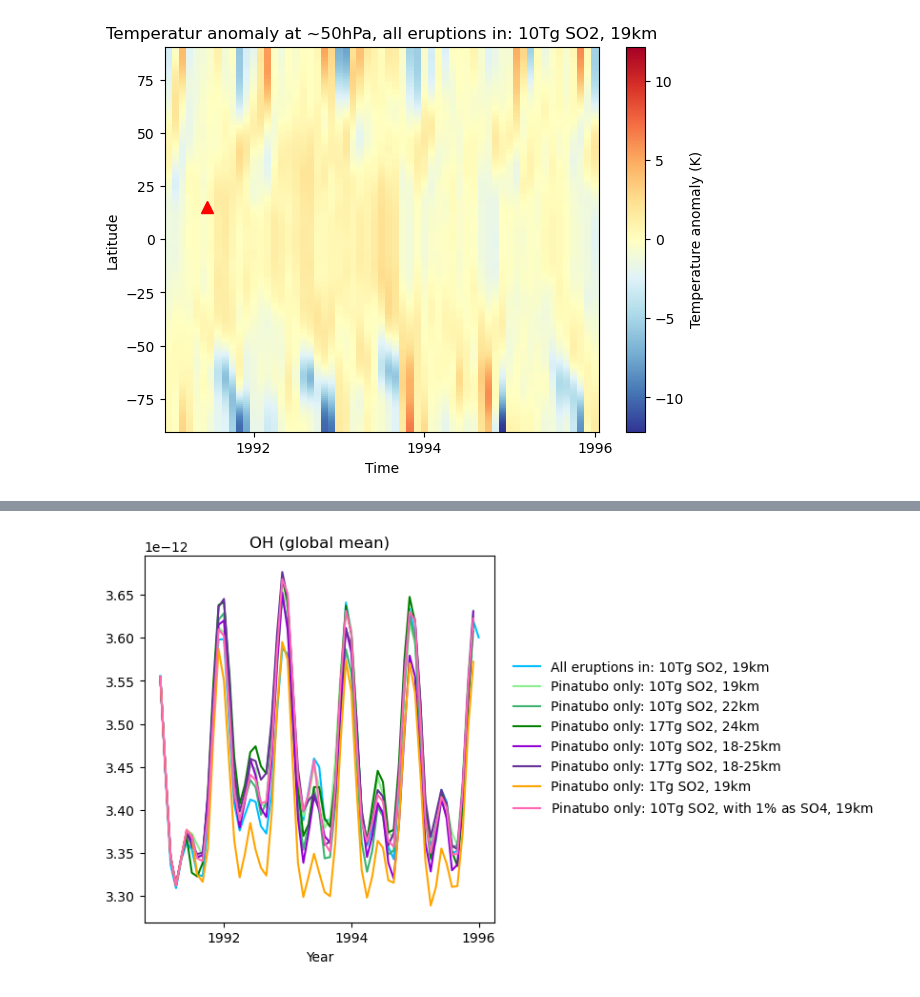
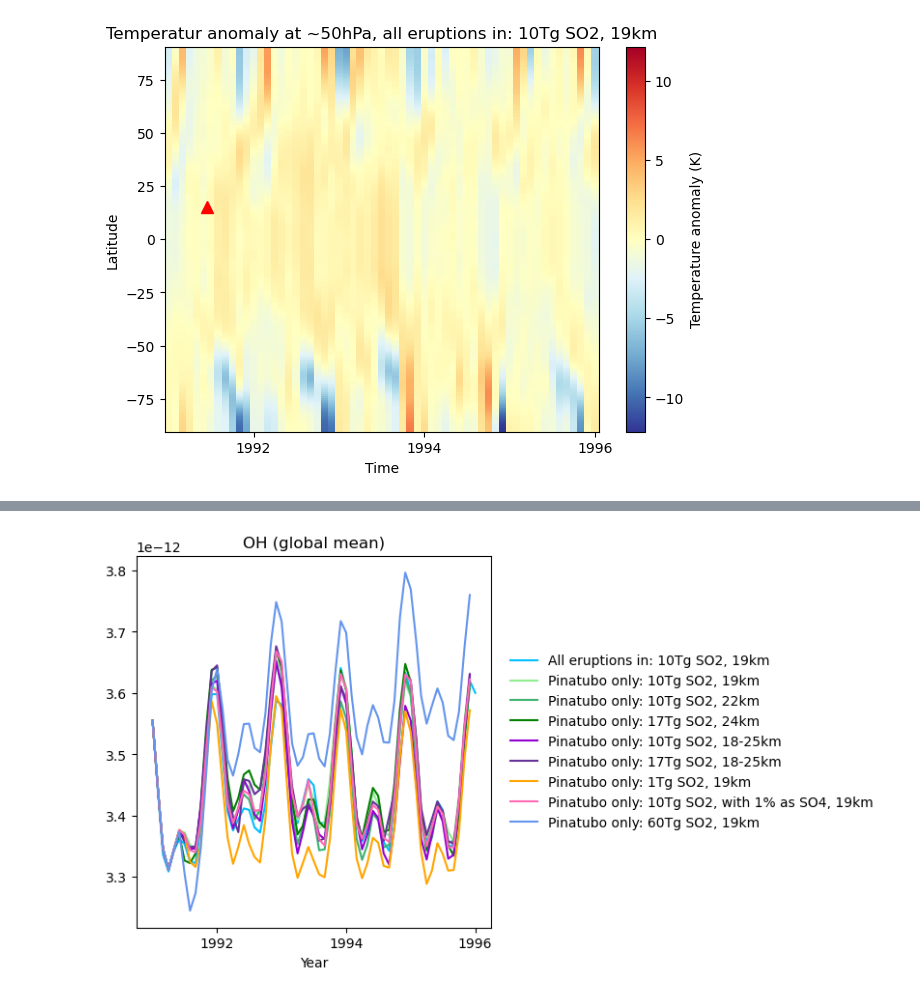
Before and after one commit to EliHHogemo/master_thesis, a Jupyter notebook: climate_responces.ipynb, the cells around one changed output, grey strips where cells are left out. Saved outputs shown, nothing was run; the diff lists cells and outputs as text; code cells hidden in the pictures.

```diff
--- a/climate_responces.ipynb
+++ b/climate_responces.ipynb
@@ -367,29 +368,32 @@ oh_1825 = ds_1825["OH"].weighted(weighted_lat_1825).mean(dim=["lev", "lat", "lon
 oh_1825_17tg = ds_1825_17tg["OH"].weighted(weighted_lat_1825_17tg).mean(dim=["lev", "lat", "lon"])
 oh_1tg = ds_1tg["OH"].weighted(weighted_lat_1tg).mean(dim=["lev", "lat", "lon"])
 oh_1pr = ds_1pr["OH"].weighted(weighted_lat_1pr).mean(dim=["lev", "lat", "lon"])
+oh_60tg = ds_60tg["OH"].weighted(weighted_lat_60tg).mean(dim=["lev", "lat", "lon"])
 # %%
 plt.figure(figsize=(7, 5))
 plt.plot(oh_19.time, oh_19, color = "deepskyblue", label = "All eruptions in: 10Tg SO2, 19km")
 plt.plot(oh_19_c.time, oh_19_c, color = "lightgreen", label = "Pinatubo only: 10Tg SO2, 19km")
 plt.plot(oh_22.time, oh_22, color = "mediumseagreen", label = "Pinatubo only: 10Tg SO2, 22km")
 plt.plot(oh_24.time, oh_24, color = "green", label = "Pinatubo only: 17Tg SO2, 24km")
 plt.plot(oh_1825.time, oh_1825, color="darkviolet", label = "Pinatubo only: 10Tg SO2, 18-25km")
 plt.plot(oh_1825_17tg.time, oh_1825_17tg, color="rebeccapurple", label = "Pinatubo only: 17Tg SO2, 18-25km")
 plt.plot(oh_1tg.time, oh_1tg, color="orange", label = "Pinatubo only: 1Tg SO2, 19km")
 plt.plot(oh_1pr.time, oh_1pr, color="hotpink", label = "Pinatubo only: 10Tg SO2, with 1% as SO4, 19km")
+plt.plot(oh_60tg.time, oh_60tg, color="cornflowerblue", label = "Pinatubo only: 60Tg SO2, 19km")
+
 plt.xlabel("Year")
 plt.title("OH (global mean)")
 fig = plt.gcf()
 ax = plt.gca()
 
 fig.subplots_adjust(right=0.65)
 
 ax.legend(
     loc="center left",
     bbox_to_anchor=(1.02, 0.5),
     frameon=False
 )
 
 plt.show()
 # %% [output]
-[figure, old version]
+[figure, new version]
```
Also changed, not shown: parts of 12 cells of this notebook, 4 other files.
